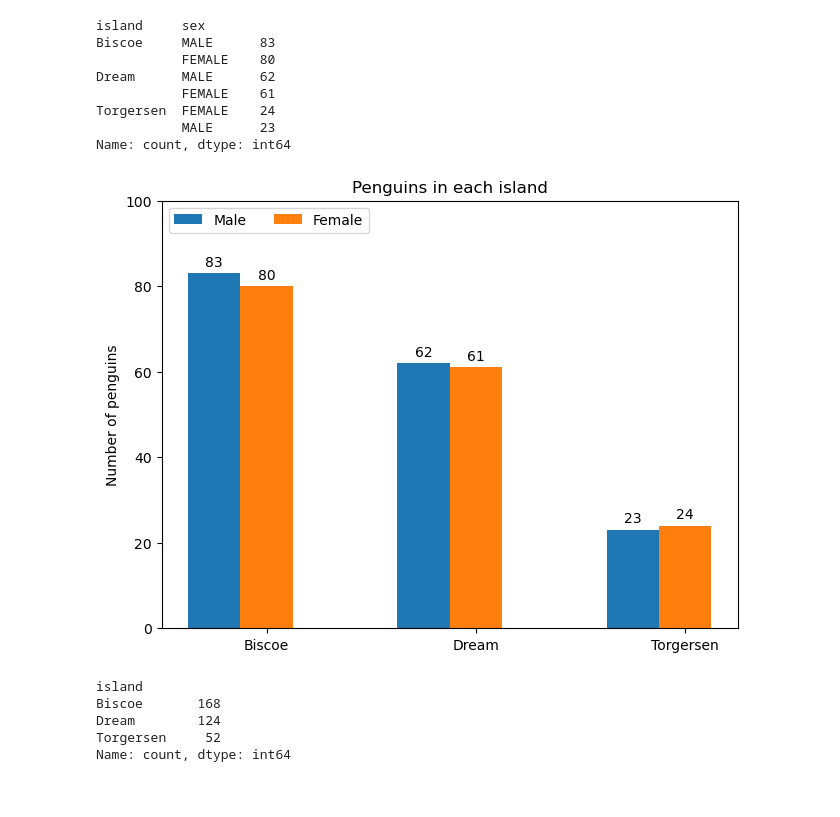
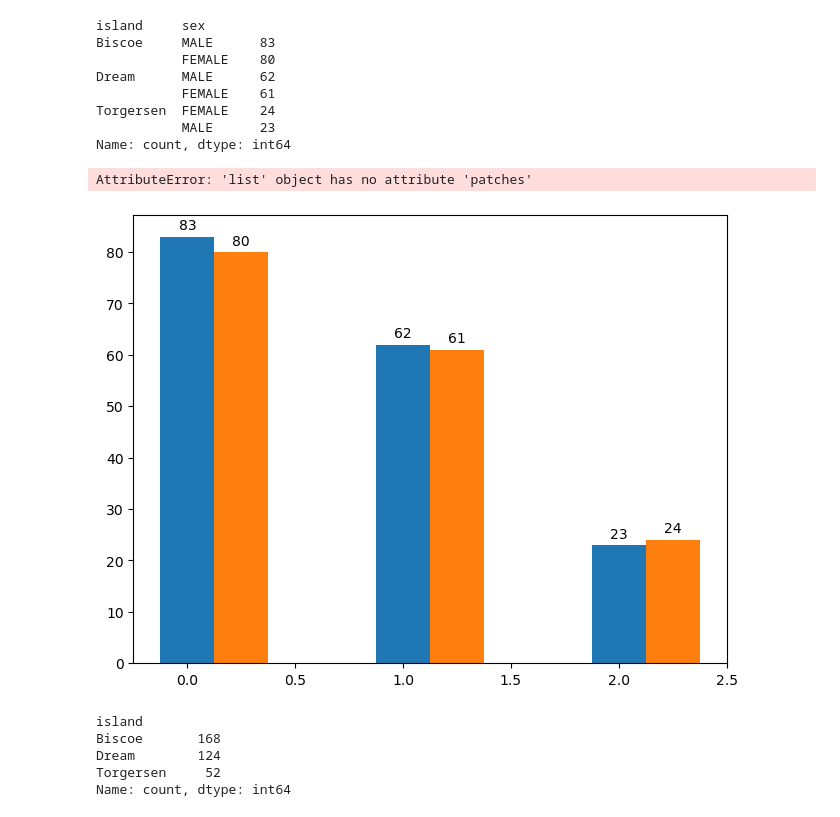
Before and after one commit to Jennyicano/myproject, a Jupyter notebook: penguins.ipynb, the cells around one changed output. Drawn from its saved outputs; the diff is of its cells as text; code cells hidden in the pictures.

```diff
--- a/penguins.ipynb
+++ b/penguins.ipynb
@@ -348,35 +349,40 @@ Name: count, dtype: int64
 island = ("Biscoe", "Dream", "Torgersen")
 penguin_sex = {
     'Male': (83, 62, 23),
     'Female': (80, 61, 24)
 }
 
 x = np.arange(len(island))  # the label locations
 width = 0.25  # the width of the bars
 multiplier = 0
 
+# To add the 2 sexs (Female and Male) in each island I created multiple subplots using plt.subplots
+
 fig, ax = plt.subplots(layout='constrained')
 
+bar_labels = ['blue', 'pink']
+bar_colors = ['tab:blue', 'tab:pink']
 
 for attribute, measurement in penguin_sex.items():
     offset = width * multiplier
     rects = ax.bar(x + offset, measurement, width, label=attribute)
     ax.bar_label(rects, padding=3)
     multiplier += 1
 
 
 # Add some text for labels, title and custom x-axis tick labels, etc.
 
+ax.bar_label(bar_labels, color=bar_colors)
 ax.set_ylabel('Number of penguins')
 ax.set_title('Penguins in each island')
 ax.set_xticks(x + width, island)
 ax.legend(loc='upper left', ncols=2)
 ax.set_ylim(0, 100)
 
-
 plt.show()
 # %% [output]
+AttributeError: 'list' object has no attribute 'patches'
-[figure, old version]
+[figure, new version]
 # %%
 data = df['island'].value_counts()
 print(data)
```
Also changed, not shown: parts of 1 cell of this notebook.
